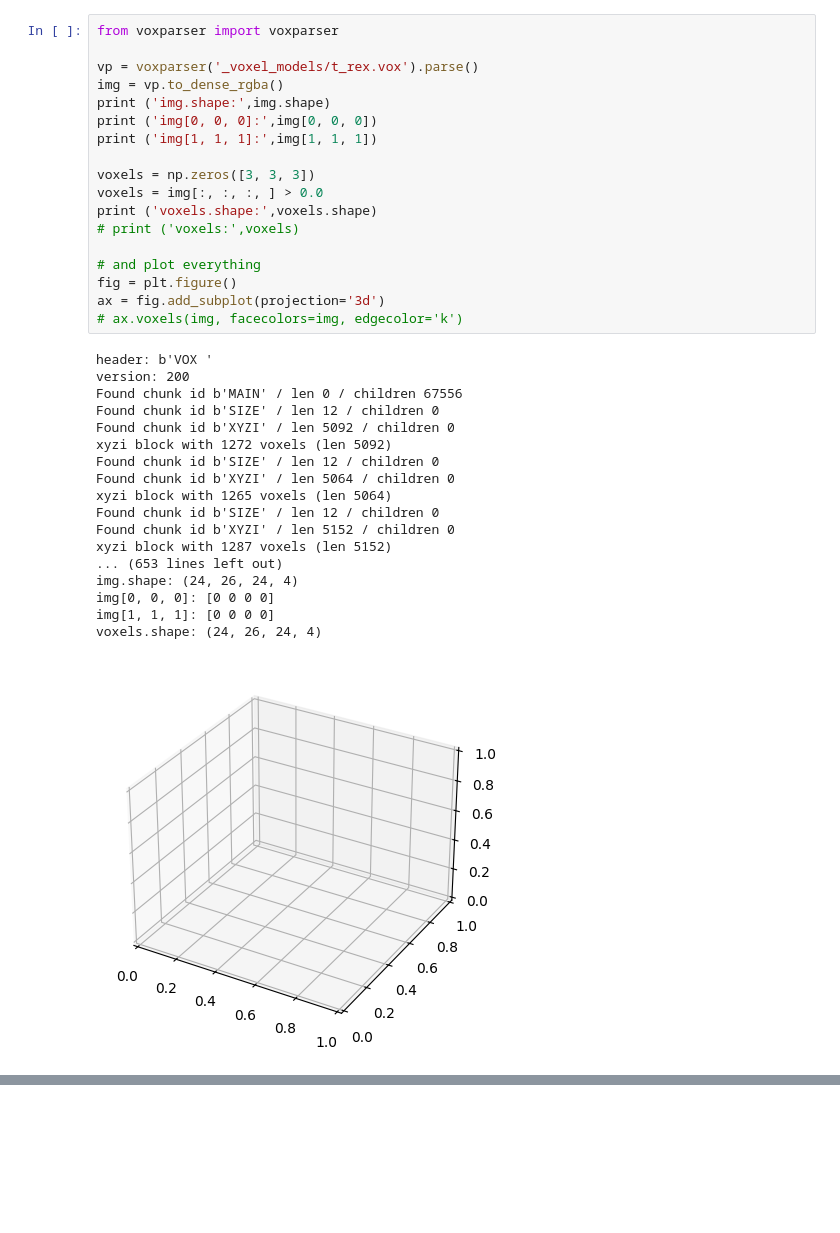
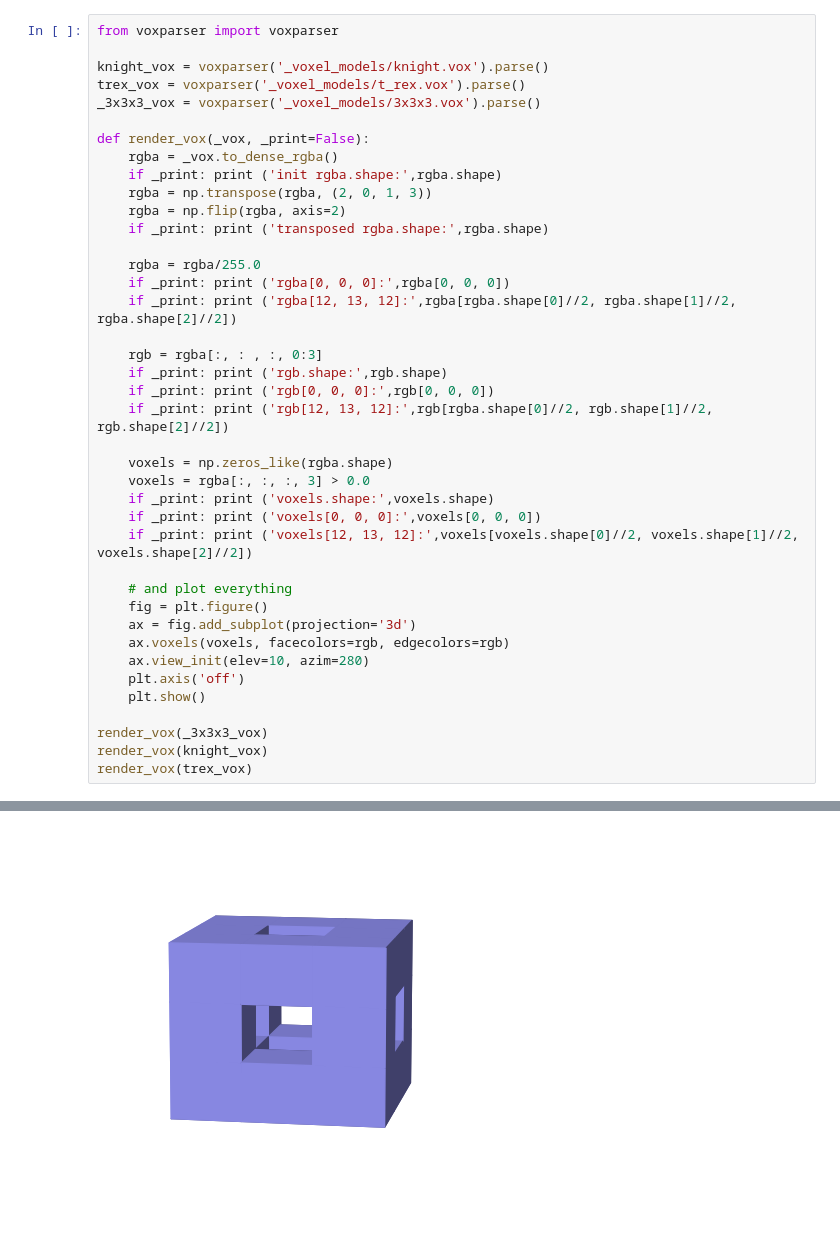
Before and after one commit to mravelo5874/neural-cellular-automata, a Jupyter notebook: 4_voxel_experiments/voxel_nb.ipynb, the cells around one changed output, grey strips where cells are left out. Saved outputs shown, nothing was run; the diff lists cells and outputs as text; blank space fills up the shorter version.

Commit message:
created simple renderer for vox models

```diff
--- a/4_voxel_experiments/voxel_nb.ipynb
+++ b/4_voxel_experiments/voxel_nb.ipynb
@@ -114,37 +91,41 @@ voxels.shape: (3, 3, 3, 4)
-# %%
-from voxparser import voxparser
-
-vp = voxparser('_voxel_models/t_rex.vox').parse()
-img = vp.to_dense_rgba()
-print ('img.shape:',img.shape)
-print ('img[0, 0, 0]:',img[0, 0, 0])
-print ('img[1, 1, 1]:',img[1, 1, 1])
-
-voxels = np.zeros([3, 3, 3])
-voxels = img[:, :, :, ] > 0.0
-print ('voxels.shape:',voxels.shape)
-# print ('voxels:',voxels)
-
-# and plot everything
-fig = plt.figure()
-ax = fig.add_subplot(projection='3d')
-# ax.voxels(img, facecolors=img, edgecolor='k')
-# %% [output]
-header: b'VOX '
-version: 200
-Found chunk id b'MAIN' / len 0 / children 67556
-Found chunk id b'SIZE' / len 12 / children 0
-Found chunk id b'XYZI' / len 5092 / children 0
-xyzi block with 1272 voxels (len 5092)
-Found chunk id b'SIZE' / len 12 / children 0
-Found chunk id b'XYZI' / len 5064 / children 0
-xyzi block with 1265 voxels (len 5064)
-Found chunk id b'SIZE' / len 12 / children 0
-Found chunk id b'XYZI' / len 5152 / children 0
-xyzi block with 1287 voxels (len 5152)
-... (653 lines left out)
-img.shape: (24, 26, 24, 4)
-img[0, 0, 0]: [0 0 0 0]
-img[1, 1, 1]: [0 0 0 0]
-voxels.shape: (24, 26, 24, 4)
-[figure, removed]
+# %%
+from voxparser import voxparser
+
+knight_vox = voxparser('_voxel_models/knight.vox').parse()
+trex_vox = voxparser('_voxel_models/t_rex.vox').parse()
+_3x3x3_vox = voxparser('_voxel_models/3x3x3.vox').parse()
+
+def render_vox(_vox, _print=False):
+    rgba = _vox.to_dense_rgba()
+    if _print: print ('init rgba.shape:',rgba.shape)
+    rgba = np.transpose(rgba, (2, 0, 1, 3))
+    rgba = np.flip(rgba, axis=2)
+    if _print: print ('transposed rgba.shape:',rgba.shape)
+
+    rgba = rgba/255.0
+    if _print: print ('rgba[0, 0, 0]:',rgba[0, 0, 0])
+    if _print: print ('rgba[12, 13, 12]:',rgba[rgba.shape[0]//2, rgba.shape[1]//2, rgba.shape[2]//2])
+
+    rgb = rgba[:, : , :, 0:3]
+    if _print: print ('rgb.shape:',rgb.shape)
+    if _print: print ('rgb[0, 0, 0]:',rgb[0, 0, 0])
+    if _print: print ('rgb[12, 13, 12]:',rgb[rgba.shape[0]//2, rgb.shape[1]//2, rgb.shape[2]//2])
+
+    voxels = np.zeros_like(rgba.shape)
+    voxels = rgba[:, :, :, 3] > 0.0
+    if _print: print ('voxels.shape:',voxels.shape)
+    if _print: print ('voxels[0, 0, 0]:',voxels[0, 0, 0])
+    if _print: print ('voxels[12, 13, 12]:',voxels[voxels.shape[0]//2, voxels.shape[1]//2, voxels.shape[2]//2])
+
+    # and plot everything
+    fig = plt.figure()
+    ax = fig.add_subplot(projection='3d')
+    ax.voxels(voxels, facecolors=rgb, edgecolors=rgb)
+    ax.view_init(elev=10, azim=280)
+    plt.axis('off')
+    plt.show()
+
+render_vox(_3x3x3_vox)
+render_vox(knight_vox)
+render_vox(trex_vox)
+# %% [output]
@@ -150,0 +141 @@ voxels.shape: (24, 26, 24, 4)
+[figure, added]
```
Also changed, not shown: parts of 4 cells of this notebook, 4 other files.
